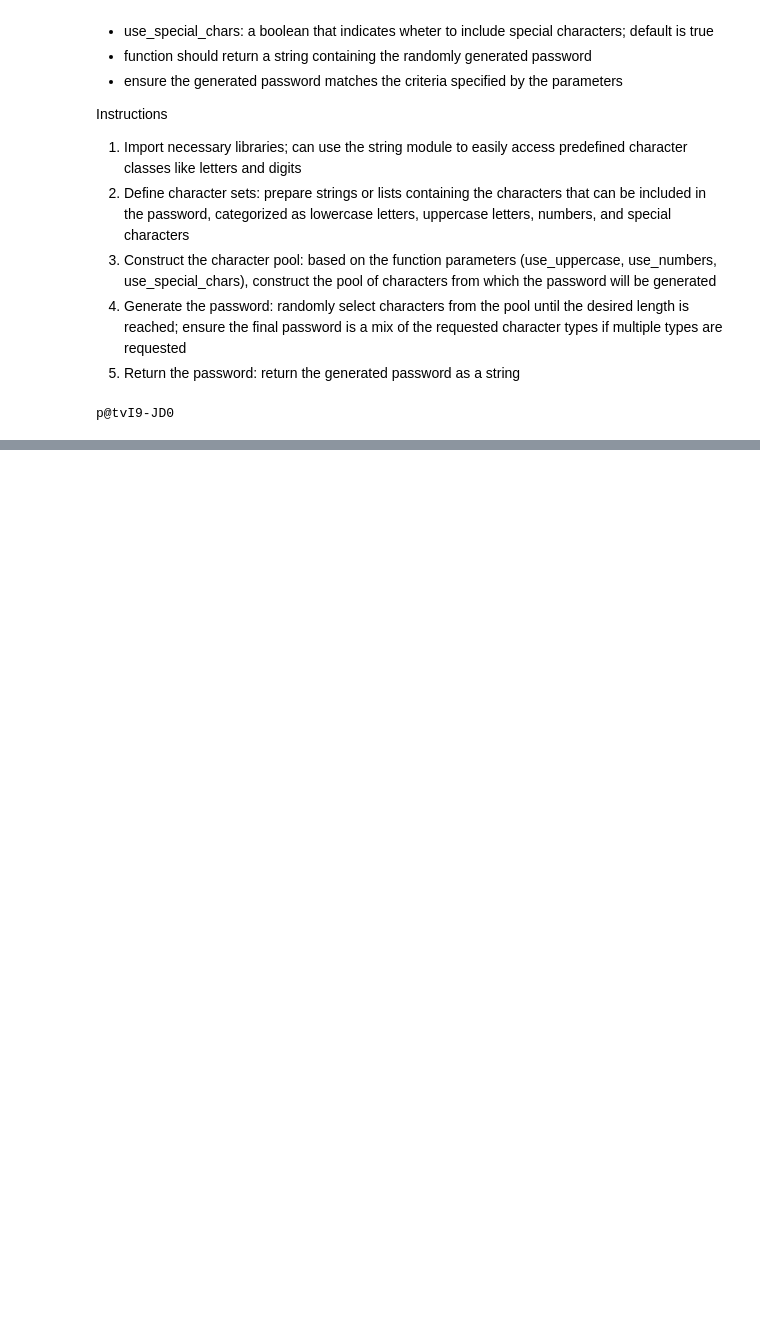
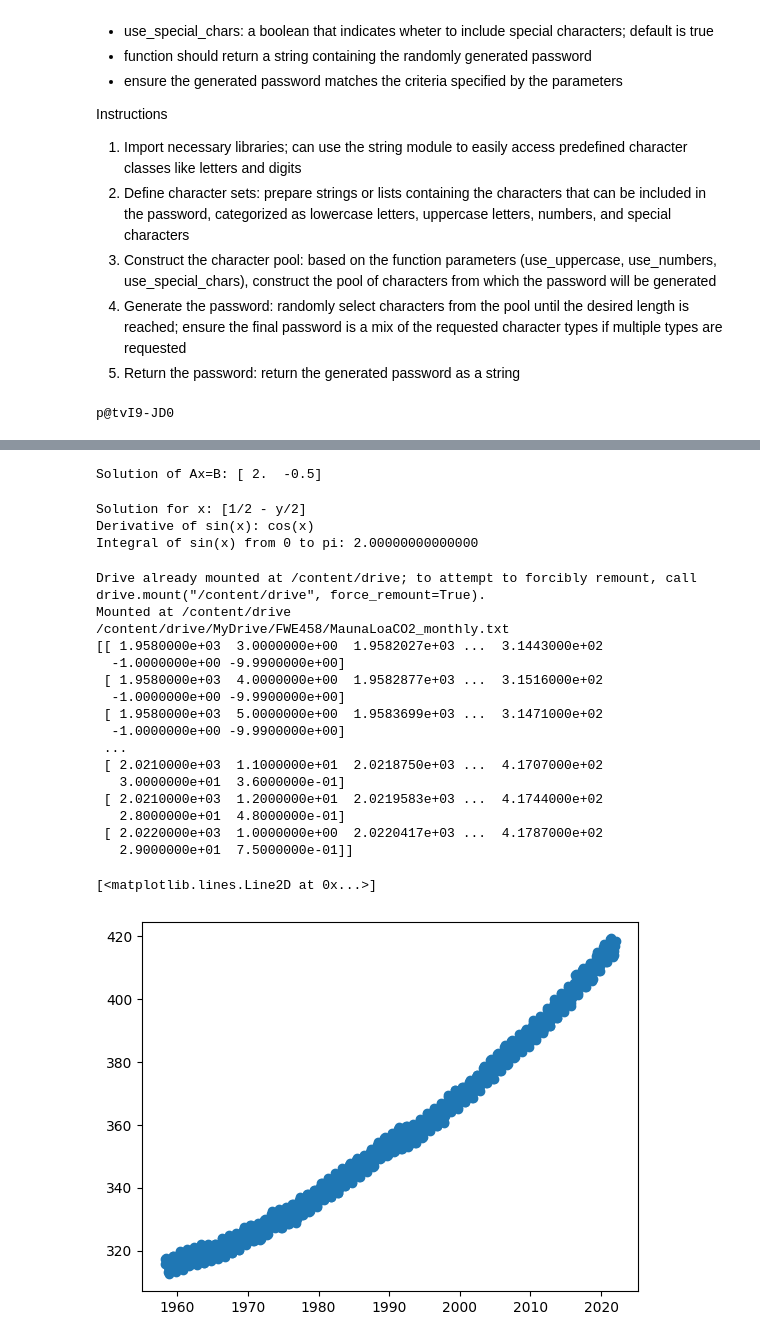
Before and after one commit to jayasuneja/FWE458_Spring25, a Jupyter notebook: FWE458_LectureNotes.ipynb, the cells around one changed output, grey strips where cells are left out. Saved outputs shown, nothing was run; the diff lists cells and outputs as text; code cells hidden in the pictures; blank space fills up the shorter version.

```diff
--- a/FWE458_LectureNotes.ipynb
+++ b/FWE458_LectureNotes.ipynb
@@ -733,0 +866,75 @@ p@tvI9-JD0
+# %%
+# Linear Algebra Example:
+
+from scipy import linalg
+# Solve Ax = B
+A = np.array([[1,2],[3,4]])
+B = np.array([1,4])
+x = linalg.solve(A,B)
+print("Solution of Ax=B:", x)
+# %% [output]
+Solution of Ax=B: [ 2.  -0.5]
+# %%
+# Using sympy for symbolic mathematics
+  # Objectives:
+    # Perform algebraic manipulations
+    # Solve equations symbolically
+    # Perform calculus operations using sympy
+
+# Solve equations:
+from sympy import symbols, Eq, solve
+x, y = symbols('x y')
+equation = Eq(2*x + y, 1)
+solution = solve(equation, x)
+print("Solution for x:", solution)
+
+# Calculus operations
+from sympy import diff, integrate, sin
+
+# Differentiation
+print("Derivative of sin(x):", diff(sin(x), x))
+
+# Definite integration
+print("Integral of sin(x) from 0 to pi:", integrate(sin(x), (x,0,np.pi)))
+# %% [output]
+Solution for x: [1/2 - y/2]
+Derivative of sin(x): cos(x)
+Integral of sin(x) from 0 to pi: 2.00000000000000
+# %%
+# Using numpy for reading data
+
+# mounting drive
+from google.colab import drive
+drive.mount('/content/drive')
+filedir = '/content/drive/MyDrive/FWE458/'
+drive.mount("/content/drive", force_remount=True)
+
+import numpy as np
+
+# Load data from a txt file
+fname = filedir + "MaunaLoaCO2_monthly.txt"
+print(fname)
+A = np.loadtxt(fname)
+print(A)
+
+import matplotlib.pyplot as plt
+plt.plot(A[:,2],A[:,3],'o')
+# %% [output]
+Drive already mounted at /content/drive; to attempt to forcibly remount, call drive.mount("/content/drive", force_remount=True).
+Mounted at /content/drive
+/content/drive/MyDrive/FWE458/MaunaLoaCO2_monthly.txt
+[[ 1.9580000e+03  3.0000000e+00  1.9582027e+03 ...  3.1443000e+02
+  -1.0000000e+00 -9.9900000e+00]
+ [ 1.9580000e+03  4.0000000e+00  1.9582877e+03 ...  3.1516000e+02
+  -1.0000000e+00 -9.9900000e+00]
+ [ 1.9580000e+03  5.0000000e+00  1.9583699e+03 ...  3.1471000e+02
+  -1.0000000e+00 -9.9900000e+00]
+ ...
+ [ 2.0210000e+03  1.1000000e+01  2.0218750e+03 ...  4.1707000e+02
+   3.0000000e+01  3.6000000e-01]
+ [ 2.0210000e+03  1.2000000e+01  2.0219583e+03 ...  4.1744000e+02
+   2.8000000e+01  4.8000000e-01]
+ [ 2.0220000e+03  1.0000000e+00  2.0220417e+03 ...  4.1787000e+02
+   2.9000000e+01  7.5000000e-01]]
+[<matplotlib.lines.Line2D at 0x...>]
+[figure, added]
```
Also changed, not shown: parts of 24 cells of this notebook.
